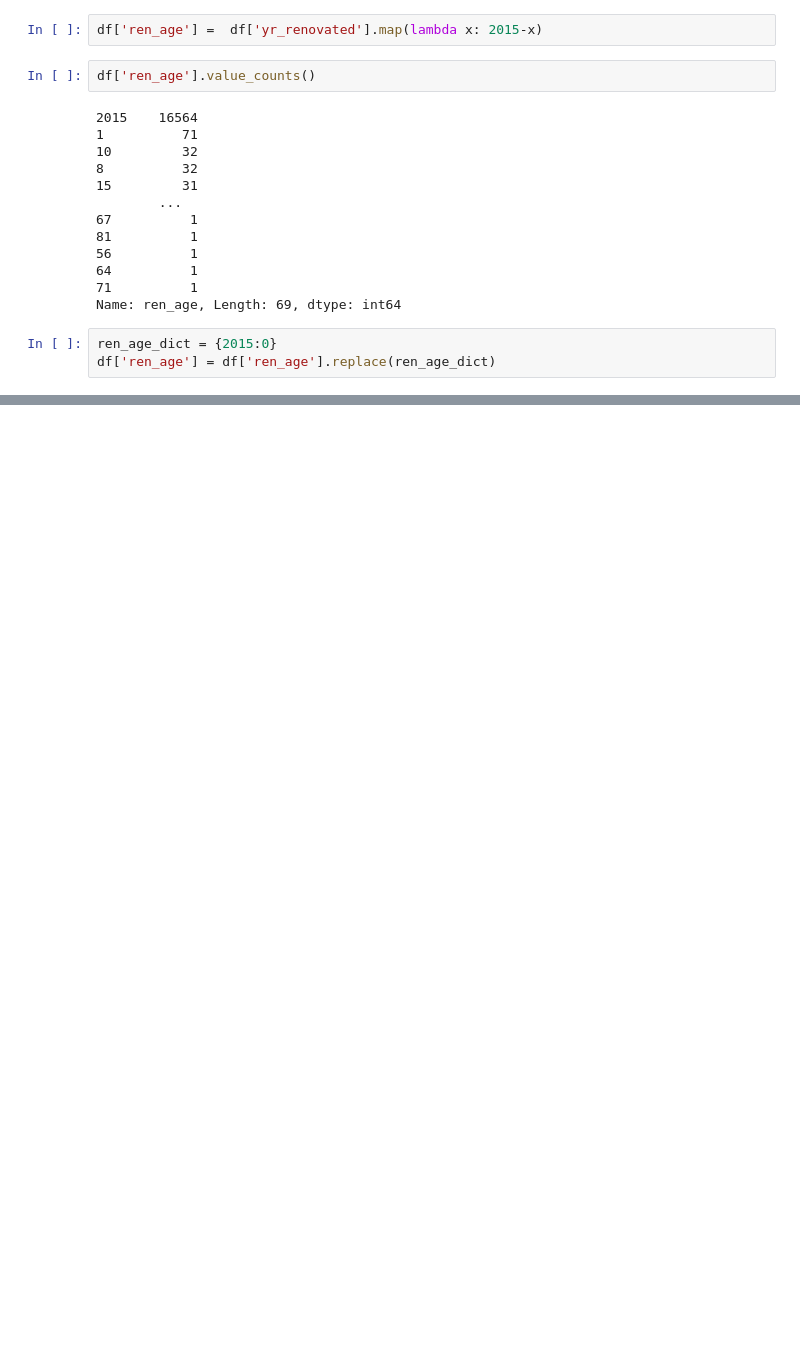
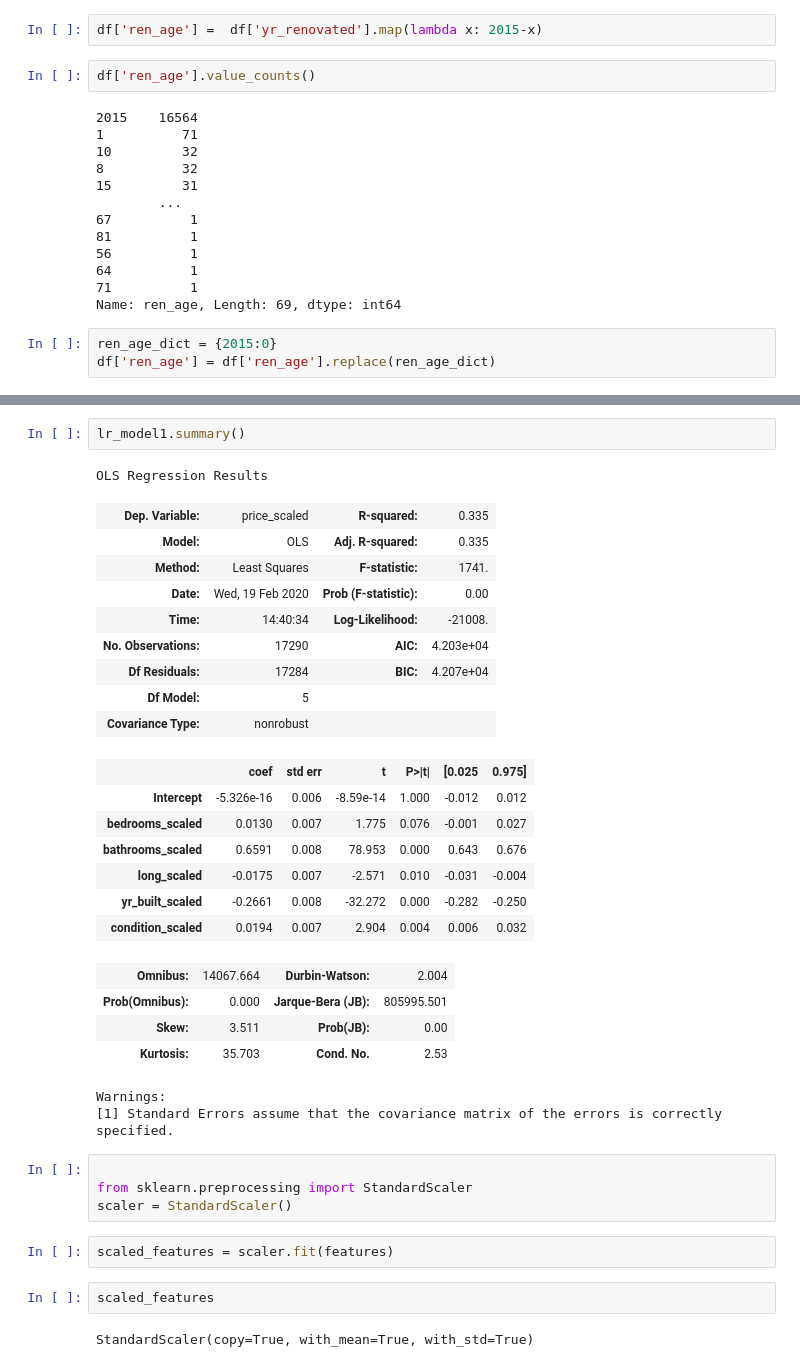
Before and after one commit to jacksonbull87/nyc-mhtn-ds-010620-lectures, a Jupyter notebook: week-6/KC_house_data/KCdataNew.ipynb, the cells around one changed output, grey strips where cells are left out. Drawn from its saved outputs; the diff is of its cells as text; blank space fills up the shorter version.

```diff
--- a/week-6/KC_house_data/KCdataNew.ipynb
+++ b/week-6/KC_house_data/KCdataNew.ipynb
@@ -69,0 +120,36 @@ Name: ren_age, Length: 68, dtype: int64
+# %%
+lr_model1.summary()
+# %% [output]
+OLS Regression Results
+| Dep. Variable: | price_scaled | R-squared: | 0.335 |
+| Model: | OLS | Adj. R-squared: | 0.335 |
+| Method: | Least Squares | F-statistic: | 1741. |
+| Date: | Wed, 19 Feb 2020 | Prob (F-statistic): | 0.00 |
+| Time: | 14:40:34 | Log-Likelihood: | -21008. |
+| No. Observations: | 17290 | AIC: | 4.203e+04 |
+| Df Residuals: | 17284 | BIC: | 4.207e+04 |
+| Df Model: | 5 |  |  |
+| Covariance Type: | nonrobust |  |  |
+|  | coef | std err | t | P>|t| | [0.025 | 0.975] |
+| Intercept | -5.326e-16 | 0.006 | -8.59e-14 | 1.000 | -0.012 | 0.012 |
+| bedrooms_scaled | 0.0130 | 0.007 | 1.775 | 0.076 | -0.001 | 0.027 |
+| bathrooms_scaled | 0.6591 | 0.008 | 78.953 | 0.000 | 0.643 | 0.676 |
+| long_scaled | -0.0175 | 0.007 | -2.571 | 0.010 | -0.031 | -0.004 |
+| yr_built_scaled | -0.2661 | 0.008 | -32.272 | 0.000 | -0.282 | -0.250 |
+| condition_scaled | 0.0194 | 0.007 | 2.904 | 0.004 | 0.006 | 0.032 |
+| Omnibus: | 14067.664 | Durbin-Watson: | 2.004 |
+| Prob(Omnibus): | 0.000 | Jarque-Bera (JB): | 805995.501 |
+| Skew: | 3.511 | Prob(JB): | 0.00 |
+| Kurtosis: | 35.703 | Cond. No. | 2.53 |
+Warnings:
+[1] Standard Errors assume that the covariance matrix of the errors is correctly specified.
+# %%
+
+from sklearn.preprocessing import StandardScaler
+scaler = StandardScaler()
+# %%
+scaled_features = scaler.fit(features)
+# %%
+scaled_features
+# %% [output]
+StandardScaler(copy=True, with_mean=True, with_std=True)
```
Also changed, not shown: parts of 14 cells of this notebook, 2 other files.
